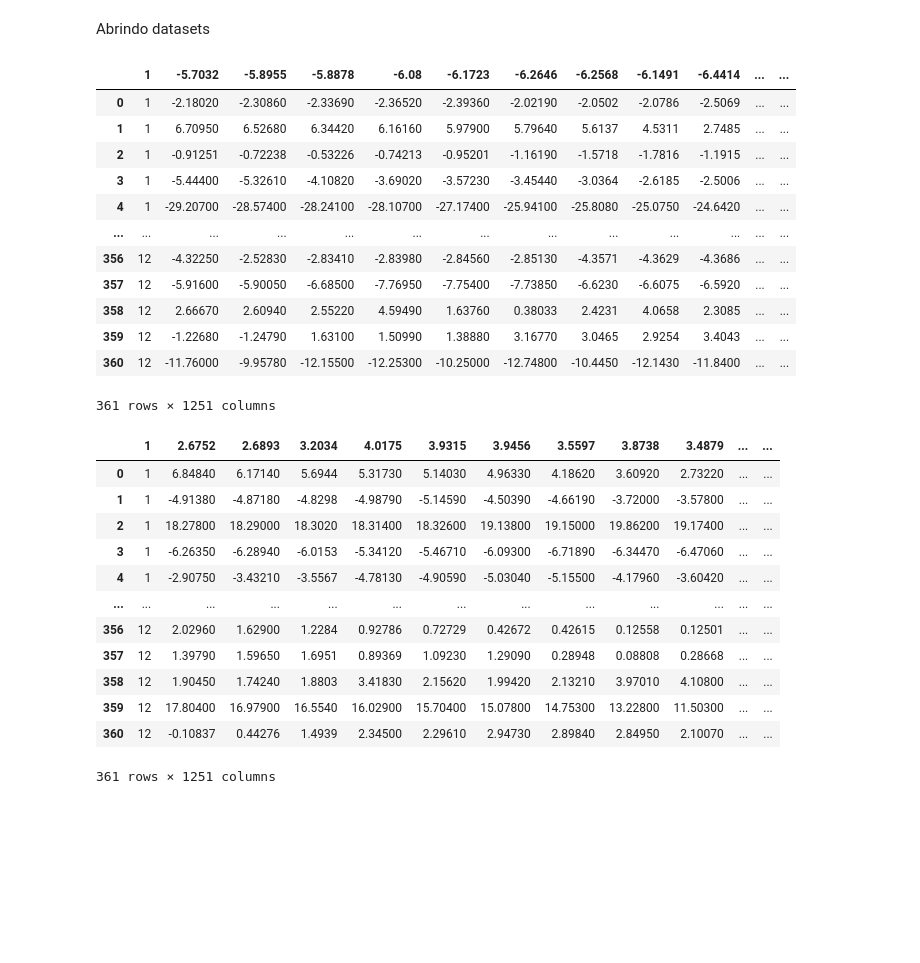
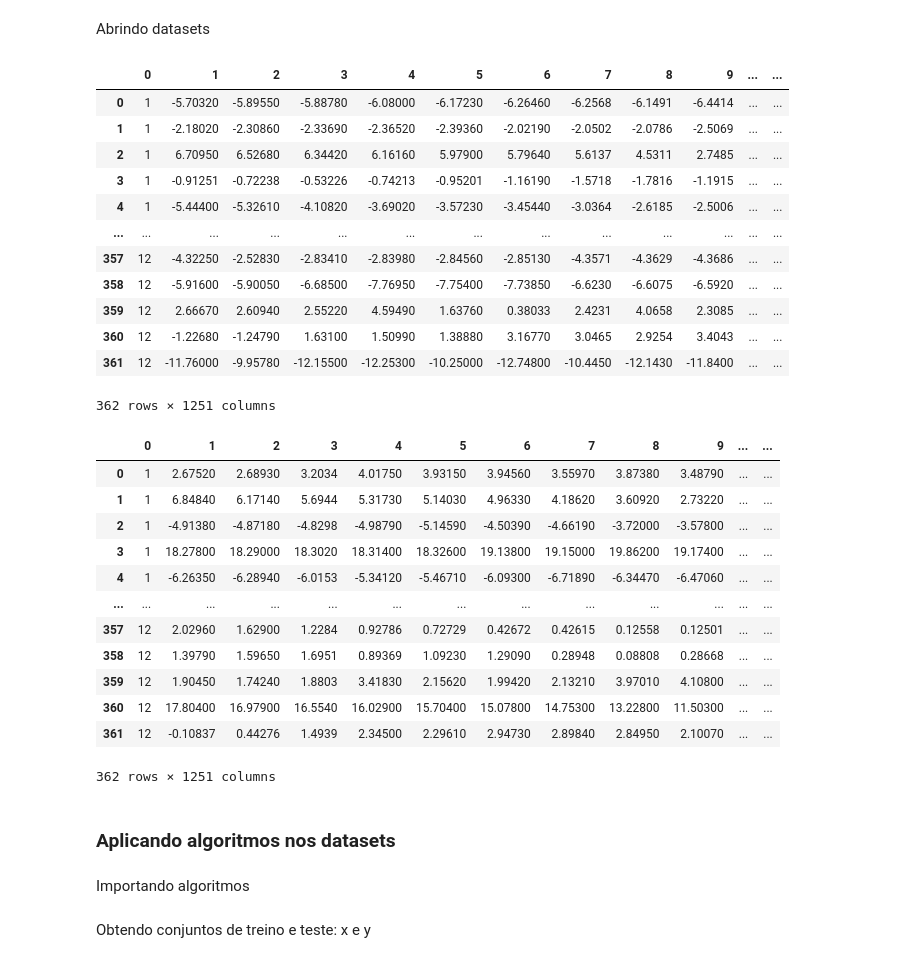
Before and after one commit to Henriquemcc/Trabalho_de_Implementacao_Projeto_e_Analise_Algoritmos-2026-1, a Jupyter notebook: Notebooks/Experimentos.ipynb, the cells around one changed output. Saved outputs shown, nothing was run; the diff lists cells and outputs as text; code cells hidden in the pictures; blank space fills up the shorter version.

Commit message:
Obtendo os conjuntos de teste e treino: x e y

```diff
--- a/Notebooks/Experimentos.ipynb
+++ b/Notebooks/Experimentos.ipynb
@@ -74,36 +74,40 @@ caminho_arquivo_teste
 # %% [markdown]
 Abrindo datasets
 # %%
-dataset_exemplo_treino = pandas.read_csv(caminho_arquivo_treino, sep='\t')
+dataset_exemplo_treino = pandas.read_csv(caminho_arquivo_treino, sep='\t', header=None)
 dataset_exemplo_treino
 # %% [output]
-|  | 1 | -5.7032 | -5.8955 | -5.8878 | -6.08 | -6.1723 | -6.2646 | -6.2568 | -6.1491 | -6.4414 | ... | ... |
-| 0 | 1 | -2.18020 | -2.30860 | -2.33690 | -2.36520 | -2.39360 | -2.02190 | -2.0502 | -2.0786 | -2.5069 | ... | ... |
-| 1 | 1 | 6.70950 | 6.52680 | 6.34420 | 6.16160 | 5.97900 | 5.79640 | 5.6137 | 4.5311 | 2.7485 | ... | ... |
-| 2 | 1 | -0.91251 | -0.72238 | -0.53226 | -0.74213 | -0.95201 | -1.16190 | -1.5718 | -1.7816 | -1.1915 | ... | ... |
-| 3 | 1 | -5.44400 | -5.32610 | -4.10820 | -3.69020 | -3.57230 | -3.45440 | -3.0364 | -2.6185 | -2.5006 | ... | ... |
-| 4 | 1 | -29.20700 | -28.57400 | -28.24100 | -28.10700 | -27.17400 | -25.94100 | -25.8080 | -25.0750 | -24.6420 | ... | ... |
+|  | 0 | 1 | 2 | 3 | 4 | 5 | 6 | 7 | 8 | 9 | ... | ... |
+| 0 | 1 | -5.70320 | -5.89550 | -5.88780 | -6.08000 | -6.17230 | -6.26460 | -6.2568 | -6.1491 | -6.4414 | ... | ... |
+| 1 | 1 | -2.18020 | -2.30860 | -2.33690 | -2.36520 | -2.39360 | -2.02190 | -2.0502 | -2.0786 | -2.5069 | ... | ... |
+| 2 | 1 | 6.70950 | 6.52680 | 6.34420 | 6.16160 | 5.97900 | 5.79640 | 5.6137 | 4.5311 | 2.7485 | ... | ... |
+| 3 | 1 | -0.91251 | -0.72238 | -0.53226 | -0.74213 | -0.95201 | -1.16190 | -1.5718 | -1.7816 | -1.1915 | ... | ... |
+| 4 | 1 | -5.44400 | -5.32610 | -4.10820 | -3.69020 | -3.57230 | -3.45440 | -3.0364 | -2.6185 | -2.5006 | ... | ... |
 | ... | ... | ... | ... | ... | ... | ... | ... | ... | ... | ... | ... | ... |
-| 356 | 12 | -4.32250 | -2.52830 | -2.83410 | -2.83980 | -2.84560 | -2.85130 | -4.3571 | -4.3629 | -4.3686 | ... | ... |
-| 357 | 12 | -5.91600 | -5.90050 | -6.68500 | -7.76950 | -7.75400 | -7.73850 | -6.6230 | -6.6075 | -6.5920 | ... | ... |
-| 358 | 12 | 2.66670 | 2.60940 | 2.55220 | 4.59490 | 1.63760 | 0.38033 | 2.4231 | 4.0658 | 2.3085 | ... | ... |
-| 359 | 12 | -1.22680 | -1.24790 | 1.63100 | 1.50990 | 1.38880 | 3.16770 | 3.0465 | 2.9254 | 3.4043 | ... | ... |
-| 360 | 12 | -11.76000 | -9.95780 | -12.15500 | -12.25300 | -10.25000 | -12.74800 | -10.4450 | -12.1430 | -11.8400 | ... | ... |
+| 357 | 12 | -4.32250 | -2.52830 | -2.83410 | -2.83980 | -2.84560 | -2.85130 | -4.3571 | -4.3629 | -4.3686 | ... | ... |
+| 358 | 12 | -5.91600 | -5.90050 | -6.68500 | -7.76950 | -7.75400 | -7.73850 | -6.6230 | -6.6075 | -6.5920 | ... | ... |
+| 359 | 12 | 2.66670 | 2.60940 | 2.55220 | 4.59490 | 1.63760 | 0.38033 | 2.4231 | 4.0658 | 2.3085 | ... | ... |
+| 360 | 12 | -1.22680 | -1.24790 | 1.63100 | 1.50990 | 1.38880 | 3.16770 | 3.0465 | 2.9254 | 3.4043 | ... | ... |
+| 361 | 12 | -11.76000 | -9.95780 | -12.15500 | -12.25300 | -10.25000 | -12.74800 | -10.4450 | -12.1430 | -11.8400 | ... | ... |
-361 rows × 1251 columns
+362 rows × 1251 columns
 # %%
-dataset_exemplo_teste = pandas.read_csv(caminho_arquivo_teste, sep='\t')
+dataset_exemplo_teste = pandas.read_csv(caminho_arquivo_teste, sep='\t', header=None)
 dataset_exemplo_teste
 # %% [output]
-|  | 1 | 2.6752 | 2.6893 | 3.2034 | 4.0175 | 3.9315 | 3.9456 | 3.5597 | 3.8738 | 3.4879 | ... | ... |
-| 0 | 1 | 6.84840 | 6.17140 | 5.6944 | 5.31730 | 5.14030 | 4.96330 | 4.18620 | 3.60920 | 2.73220 | ... | ... |
-| 1 | 1 | -4.91380 | -4.87180 | -4.8298 | -4.98790 | -5.14590 | -4.50390 | -4.66190 | -3.72000 | -3.57800 | ... | ... |
-| 2 | 1 | 18.27800 | 18.29000 | 18.3020 | 18.31400 | 18.32600 | 19.13800 | 19.15000 | 19.86200 | 19.17400 | ... | ... |
-| 3 | 1 | -6.26350 | -6.28940 | -6.0153 | -5.34120 | -5.46710 | -6.09300 | -6.71890 | -6.34470 | -6.47060 | ... | ... |
-| 4 | 1 | -2.90750 | -3.43210 | -3.5567 | -4.78130 | -4.90590 | -5.03040 | -5.15500 | -4.17960 | -3.60420 | ... | ... |
+|  | 0 | 1 | 2 | 3 | 4 | 5 | 6 | 7 | 8 | 9 | ... | ... |
+| 0 | 1 | 2.67520 | 2.68930 | 3.2034 | 4.01750 | 3.93150 | 3.94560 | 3.55970 | 3.87380 | 3.48790 | ... | ... |
+| 1 | 1 | 6.84840 | 6.17140 | 5.6944 | 5.31730 | 5.14030 | 4.96330 | 4.18620 | 3.60920 | 2.73220 | ... | ... |
+| 2 | 1 | -4.91380 | -4.87180 | -4.8298 | -4.98790 | -5.14590 | -4.50390 | -4.66190 | -3.72000 | -3.57800 | ... | ... |
+| 3 | 1 | 18.27800 | 18.29000 | 18.3020 | 18.31400 | 18.32600 | 19.13800 | 19.15000 | 19.86200 | 19.17400 | ... | ... |
+| 4 | 1 | -6.26350 | -6.28940 | -6.0153 | -5.34120 | -5.46710 | -6.09300 | -6.71890 | -6.34470 | -6.47060 | ... | ... |
 | ... | ... | ... | ... | ... | ... | ... | ... | ... | ... | ... | ... | ... |
-| 356 | 12 | 2.02960 | 1.62900 | 1.2284 | 0.92786 | 0.72729 | 0.42672 | 0.42615 | 0.12558 | 0.12501 | ... | ... |
-| 357 | 12 | 1.39790 | 1.59650 | 1.6951 | 0.89369 | 1.09230 | 1.29090 | 0.28948 | 0.08808 | 0.28668 | ... | ... |
-| 358 | 12 | 1.90450 | 1.74240 | 1.8803 | 3.41830 | 2.15620 | 1.99420 | 2.13210 | 3.97010 | 4.10800 | ... | ... |
-| 359 | 12 | 17.80400 | 16.97900 | 16.5540 | 16.02900 | 15.70400 | 15.07800 | 14.75300 | 13.22800 | 11.50300 | ... | ... |
-| 360 | 12 | -0.10837 | 0.44276 | 1.4939 | 2.34500 | 2.29610 | 2.94730 | 2.89840 | 2.84950 | 2.10070 | ... | ... |
+| 357 | 12 | 2.02960 | 1.62900 | 1.2284 | 0.92786 | 0.72729 | 0.42672 | 0.42615 | 0.12558 | 0.12501 | ... | ... |
+| 358 | 12 | 1.39790 | 1.59650 | 1.6951 | 0.89369 | 1.09230 | 1.29090 | 0.28948 | 0.08808 | 0.28668 | ... | ... |
+| 359 | 12 | 1.90450 | 1.74240 | 1.8803 | 3.41830 | 2.15620 | 1.99420 | 2.13210 | 3.97010 | 4.10800 | ... | ... |
+| 360 | 12 | 17.80400 | 16.97900 | 16.5540 | 16.02900 | 15.70400 | 15.07800 | 14.75300 | 13.22800 | 11.50300 | ... | ... |
+| 361 | 12 | -0.10837 | 0.44276 | 1.4939 | 2.34500 | 2.29610 | 2.94730 | 2.89840 | 2.84950 | 2.10070 | ... | ... |
-361 rows × 1251 columns
+362 rows × 1251 columns
+# %% [markdown]
+### Aplicando algoritmos nos datasets
+# %% [markdown]
+Importando algoritmos
@@ -109,0 +119,2 @@ dataset_exemplo_teste
+# %% [markdown]
+Obtendo conjuntos de treino e teste: x e y
```
Also changed, not shown: parts of 5 cells of this notebook.
